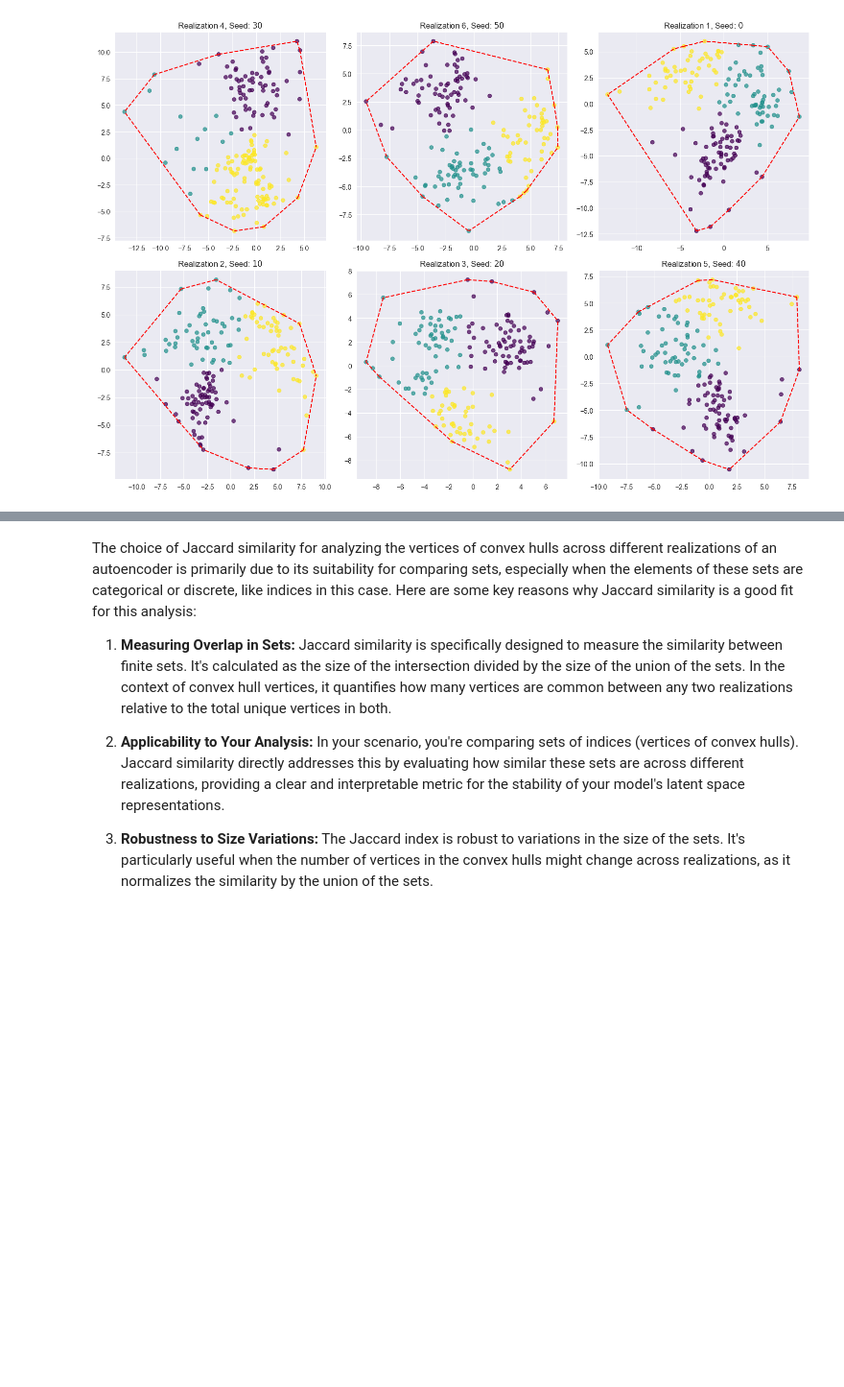
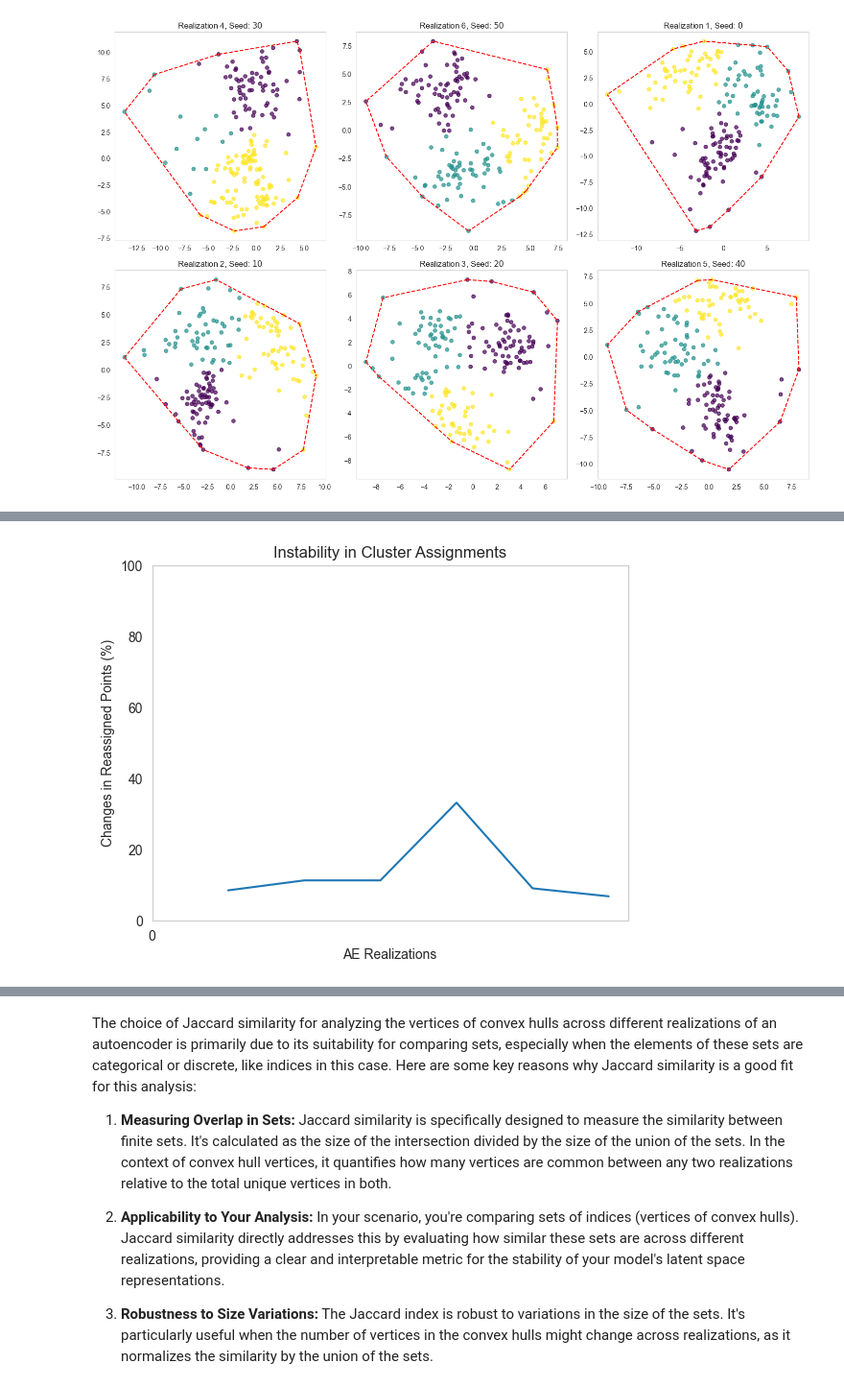
Before and after one commit to misaelmmorales/DeepLearning-LatentSpace-StabilityEvaluation, a Jupyter notebook: Notebooks/Notebook 5: Multiple Realizations_Anis.ipynb, the cells around one changed output, grey strips where cells are left out. Shown at 96% size. Drawn from its saved outputs; the diff is of its cells as text; code cells hidden in the pictures; blank space fills up the shorter version.

```diff
--- a/Notebooks/Notebook 5: Multiple Realizations_Anis.ipynb
+++ b/Notebooks/Notebook 5: Multiple Realizations_Anis.ipynb
@@ -5,6 +5,10 @@ from sklearn.datasets import load_wine
 from sklearn.preprocessing import StandardScaler
 import random
 import matplotlib.pyplot as plt
+
+plt.rcParams['axes.grid'] = False
+
+import matplotlib as mpl
 from sklearn.cluster import KMeans
 from scipy.optimize import linear_sum_assignment
 from scipy.stats import spearmanr, pearsonr, entropy
@@ -13,6 +17,19 @@ from esda.moran import Moran
 from scipy.spatial import ConvexHull
 from shapely.geometry import Polygon
 
+import scipy.stats
+from fastcluster import linkage
+from scipy.spatial.distance import squareform, pdist
+from matplotlib.patches import Ellipse
+import scipy.linalg as linalg
+import numpy.linalg as la
+import seaborn as sns
+
+from skimage import measure
+
+import matplotlib.gridspec as gridspec
+from scipy.stats import gaussian_kde
+
 import torch
 import torch.nn as nn
 import torch.optim as optim
@@ -197,0 +817,11 @@ plt.show()
+# %%
+# Visualize percentage changes for cluster reassigned points #-o
+plt.plot(range(1, num_seeds + 1), change_percentages, '-')
+plt.xlabel('AE Realizations')
+plt.ylabel('Changes in Reassigned Points (%)')
+plt.title('Instability in Cluster Assignments')
+plt.xticks(np.arange(0, num_seeds + 1, 100))
+plt.ylim([0, 100])
+plt.show()
+# %% [output]
+[figure, added]
```
Also changed, not shown: parts of 48 cells of this notebook, 1 other file.
